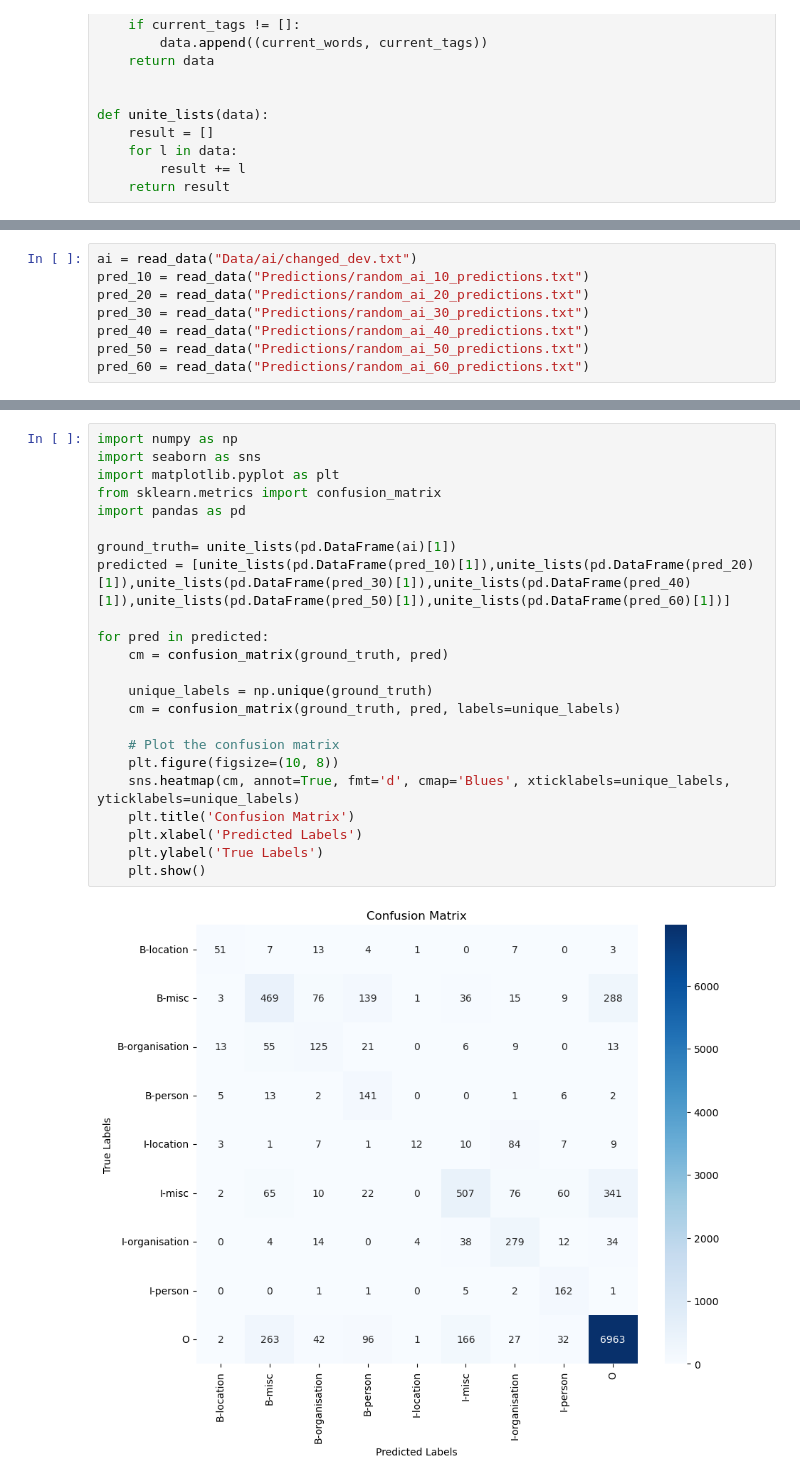
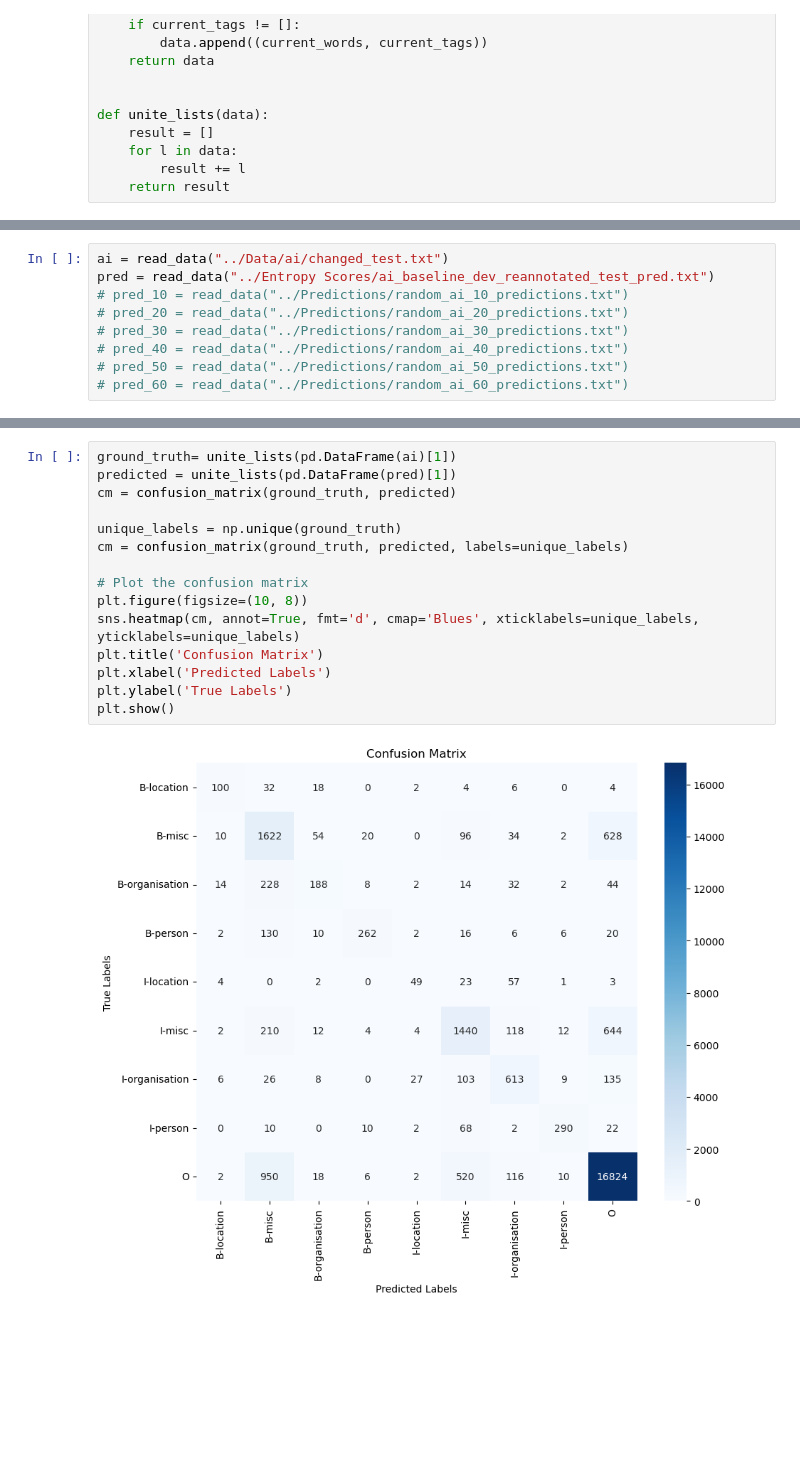
Before and after one commit to A-Corp-CTO/SecondYearProject, a Jupyter notebook: Scripts/analysis.ipynb, the cells around one changed output, grey strips where cells are left out. Cells and saved outputs as stored; diff of their text form; blank space fills up the shorter version.

```diff
--- a/Scripts/analysis.ipynb
+++ b/Scripts/analysis.ipynb
@@ -76,8 +82,9 @@ def unite_lists(data):
 # %%
-ai = read_data("Data/ai/changed_dev.txt")
-pred_10 = read_data("Predictions/random_ai_10_predictions.txt")
-pred_20 = read_data("Predictions/random_ai_20_predictions.txt")
-pred_30 = read_data("Predictions/random_ai_30_predictions.txt")
-pred_40 = read_data("Predictions/random_ai_40_predictions.txt")
-pred_50 = read_data("Predictions/random_ai_50_predictions.txt")
-pred_60 = read_data("Predictions/random_ai_60_predictions.txt")
+ai = read_data("../Data/ai/changed_test.txt")
+pred = read_data("../Entropy Scores/ai_baseline_dev_reannotated_test_pred.txt")
+# pred_10 = read_data("../Predictions/random_ai_10_predictions.txt")
+# pred_20 = read_data("../Predictions/random_ai_20_predictions.txt")
+# pred_30 = read_data("../Predictions/random_ai_30_predictions.txt")
+# pred_40 = read_data("../Predictions/random_ai_40_predictions.txt")
+# pred_50 = read_data("../Predictions/random_ai_50_predictions.txt")
+# pred_60 = read_data("../Predictions/random_ai_60_predictions.txt")
@@ -84,25 +99,17 @@ pred_60 = read_data("Predictions/random_ai_60_predictions.txt")
 # %%
-import numpy as np
-import seaborn as sns
-import matplotlib.pyplot as plt
-from sklearn.metrics import confusion_matrix
-import pandas as pd
+ground_truth= unite_lists(pd.DataFrame(ai)[1])
+predicted = unite_lists(pd.DataFrame(pred)[1])
+cm = confusion_matrix(ground_truth, predicted)
 
-ground_truth= unite_lists(pd.DataFrame(ai)[1])
-predicted = [unite_lists(pd.DataFrame(pred_10)[1]),unite_lists(pd.DataFrame(pred_20)[1]),unite_lists(pd.DataFrame(pred_30)[1]),unite_lists(pd.DataFrame(pred_40)[1]),unite_lists(pd.DataFrame(pred_50)[1]),unite_lists(pd.DataFrame(pred_60)[1])]
+unique_labels = np.unique(ground_truth)
+cm = confusion_matrix(ground_truth, predicted, labels=unique_labels)
 
-for pred in predicted:
-    cm = confusion_matrix(ground_truth, pred)
-
-    unique_labels = np.unique(ground_truth)
-    cm = confusion_matrix(ground_truth, pred, labels=unique_labels)
-
-    # Plot the confusion matrix
-    plt.figure(figsize=(10, 8))
-    sns.heatmap(cm, annot=True, fmt='d', cmap='Blues', xticklabels=unique_labels, yticklabels=unique_labels)
-    plt.title('Confusion Matrix')
-    plt.xlabel('Predicted Labels')
-    plt.ylabel('True Labels')
-    plt.show()
+# Plot the confusion matrix
+plt.figure(figsize=(10, 8))
+sns.heatmap(cm, annot=True, fmt='d', cmap='Blues', xticklabels=unique_labels, yticklabels=unique_labels)
+plt.title('Confusion Matrix')
+plt.xlabel('Predicted Labels')
+plt.ylabel('True Labels')
+plt.show()
 # %% [output]
-[figure, old version]
+[figure, new version]
```
Also changed, not shown: parts of 10 cells of this notebook.
